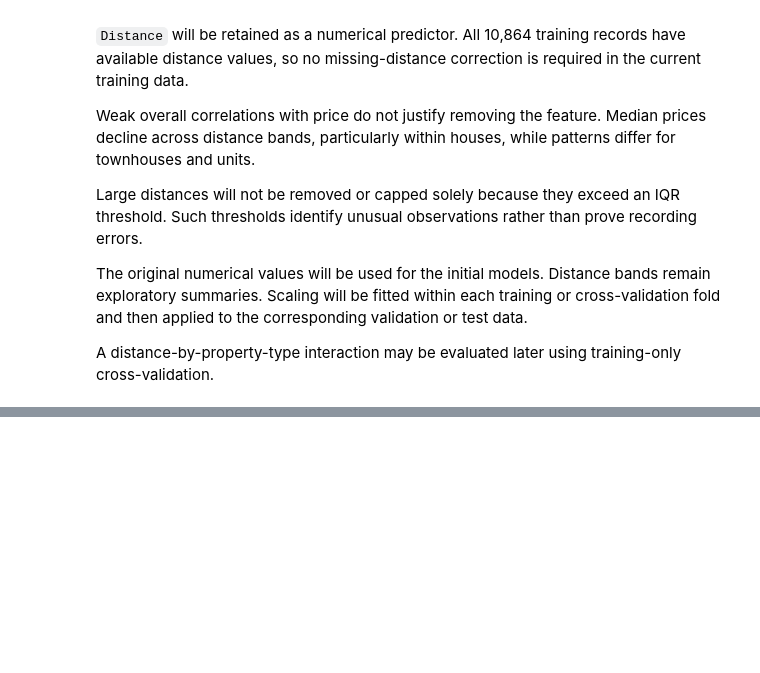
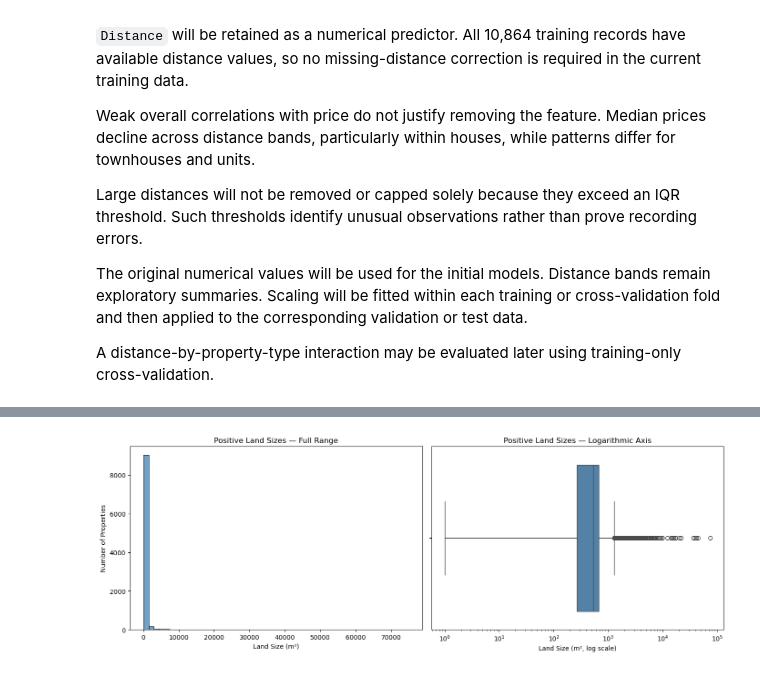
Before and after one commit to WaqasGurmani/house-price-linear-models, a Jupyter notebook: notebooks/02_eda_and_data_quality.ipynb, the cells around one changed output, grey strips where cells are left out. Saved outputs shown, nothing was run; the diff lists cells and outputs as text; code cells hidden in the pictures; blank space fills up the shorter version.

Commit message:
Add distance analysis, land-size review, and initial building-area EDA

```diff
--- a/notebooks/02_eda_and_data_quality.ipynb
+++ b/notebooks/02_eda_and_data_quality.ipynb
@@ -1577,0 +1586,10 @@ A distance-by-property-type interaction may be evaluated later using training-on
+# %%
+# Select positive land sizes for this summary
+positive_landsize = train_df.loc[
+    train_df["Landsize"] > 0, "Landsize"
+]
+
+# Inspect the distribution, including upper percentiles
+positive_landsize.describe(
+    percentiles=[0.25, 0.50, 0.75, 0.90, 0.95, 0.99]
+).round(2)
@@ -1577,0 +1625,39 @@ A distance-by-property-type interaction may be evaluated later using training-on
+# %%
+fig, axes = plt.subplots(1, 2, figsize=(14, 5))
+
+sns.histplot(
+    x=positive_landsize,
+    bins=50,
+    color="steelblue",
+    edgecolor="black",
+    ax=axes[0]
+)
+
+axes[0].set_title("Positive Land Sizes — Full Range")
+axes[0].set_xlabel("Land Size (m²)")
+axes[0].set_ylabel("Number of Properties")
+
+sns.boxplot(
+    x=positive_landsize,
+    color="steelblue",
+    ax=axes[1]
+)
+
+axes[1].set_xscale("log")
+axes[1].set_title("Positive Land Sizes — Logarithmic Axis")
+axes[1].set_xlabel("Land Size (m², log scale)")
+
+plt.tight_layout()
+
+figures_path = project_root / "results" / "figures"
+figures_path.mkdir(parents=True, exist_ok=True)
+
+plt.savefig(
+    figures_path / "positive_landsize_distribution_and_boxplot.png",
+    dpi=300,
+    bbox_inches="tight"
+)
+
+plt.show()
+# %% [output]
+[figure, added]
```
Also changed, not shown: parts of 31 cells of this notebook, 8 other files.
